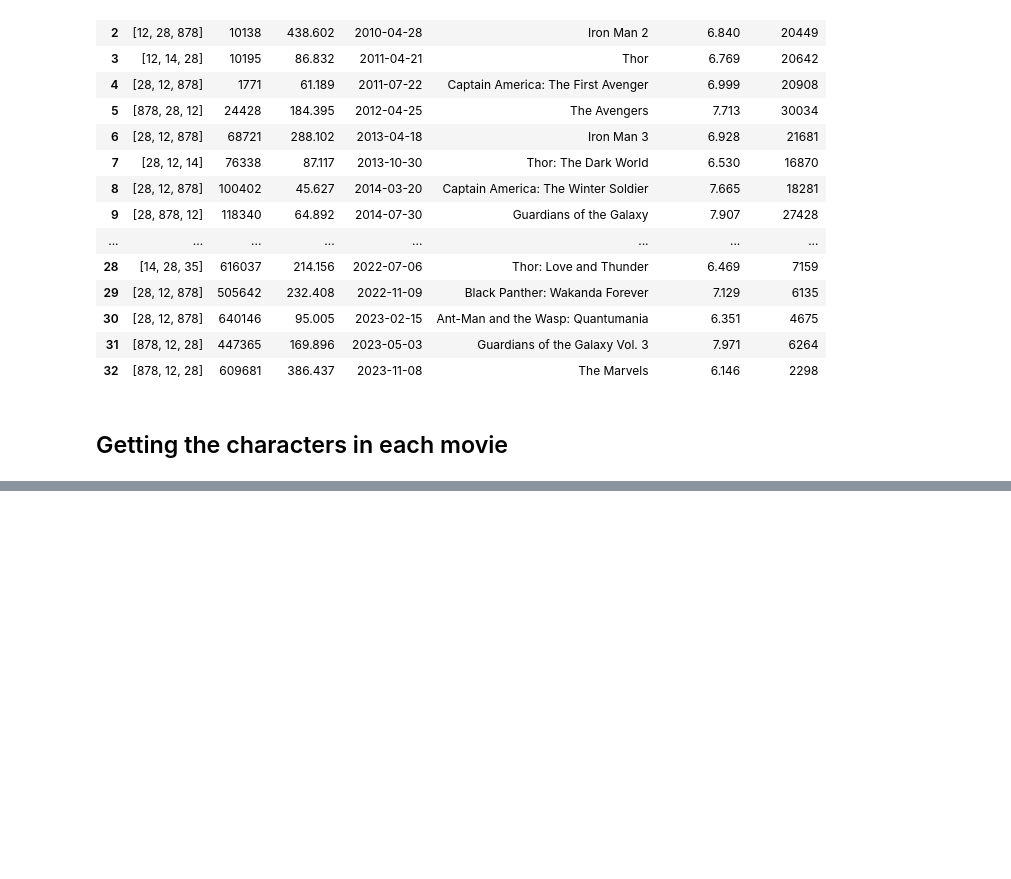
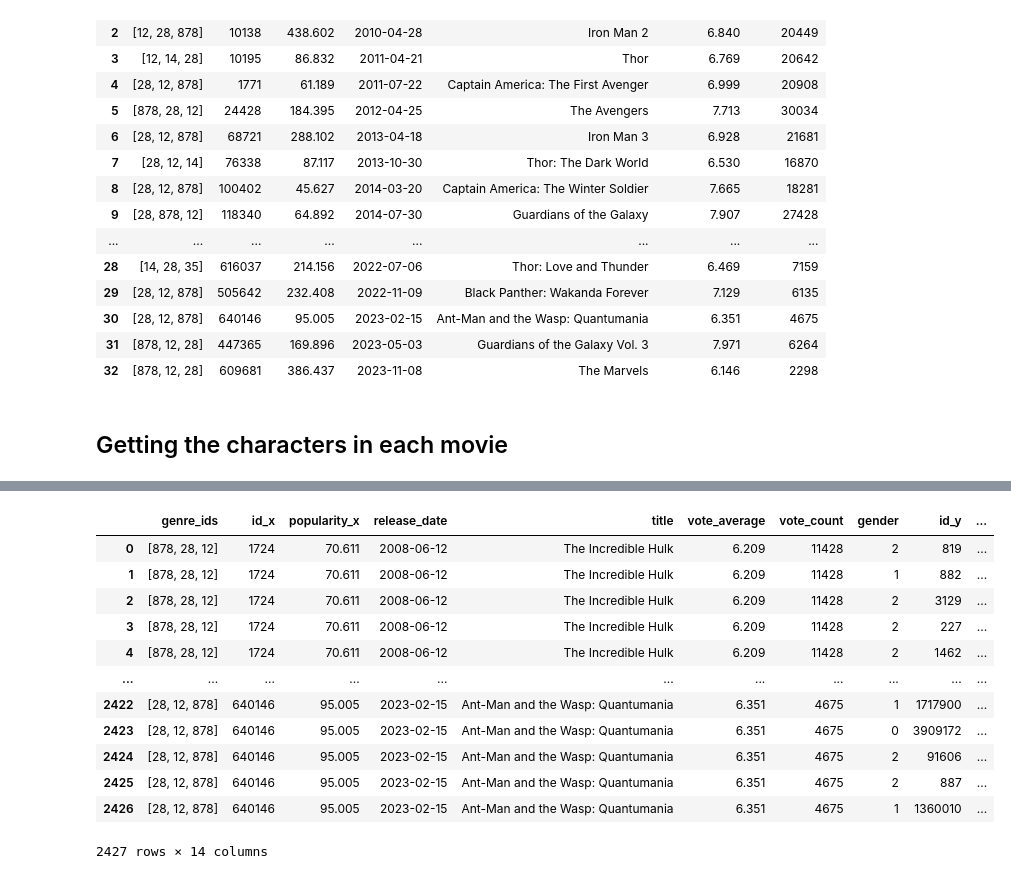
Before and after one commit to mlcuadra1/MBTI-movies-EDA, a Jupyter notebook: notebooks/Script 5 - char-movies-expansion.ipynb, the cells around one changed output, grey strips where cells are left out. Cells and saved outputs as stored; diff of their text form; code cells hidden in the pictures; blank space fills up the shorter version.

```diff
--- a/notebooks/Script 5 - char-movies-expansion.ipynb
+++ b/notebooks/Script 5 - char-movies-expansion.ipynb
@@ -325,0 +332,17 @@ mcu_cast_drop_df
+# %%
+mcu_cast_details_merged = mcu_details_df.merge(mcu_cast_drop_df, how='outer', left_on='id', right_on='movie_id')
+mcu_cast_details_merged
+# %% [output]
+|  | genre_ids | id_x | popularity_x | release_date | title | vote_average | vote_count | gender | id_y | ... |
+| 0 | [878, 28, 12] | 1724 | 70.611 | 2008-06-12 | The Incredible Hulk | 6.209 | 11428 | 2 | 819 | ... |
+| 1 | [878, 28, 12] | 1724 | 70.611 | 2008-06-12 | The Incredible Hulk | 6.209 | 11428 | 1 | 882 | ... |
+| 2 | [878, 28, 12] | 1724 | 70.611 | 2008-06-12 | The Incredible Hulk | 6.209 | 11428 | 2 | 3129 | ... |
+| 3 | [878, 28, 12] | 1724 | 70.611 | 2008-06-12 | The Incredible Hulk | 6.209 | 11428 | 2 | 227 | ... |
+| 4 | [878, 28, 12] | 1724 | 70.611 | 2008-06-12 | The Incredible Hulk | 6.209 | 11428 | 2 | 1462 | ... |
+| ... | ... | ... | ... | ... | ... | ... | ... | ... | ... | ... |
+| 2422 | [28, 12, 878] | 640146 | 95.005 | 2023-02-15 | Ant-Man and the Wasp: Quantumania | 6.351 | 4675 | 1 | 1717900 | ... |
+| 2423 | [28, 12, 878] | 640146 | 95.005 | 2023-02-15 | Ant-Man and the Wasp: Quantumania | 6.351 | 4675 | 0 | 3909172 | ... |
+| 2424 | [28, 12, 878] | 640146 | 95.005 | 2023-02-15 | Ant-Man and the Wasp: Quantumania | 6.351 | 4675 | 2 | 91606 | ... |
+| 2425 | [28, 12, 878] | 640146 | 95.005 | 2023-02-15 | Ant-Man and the Wasp: Quantumania | 6.351 | 4675 | 2 | 887 | ... |
+| 2426 | [28, 12, 878] | 640146 | 95.005 | 2023-02-15 | Ant-Man and the Wasp: Quantumania | 6.351 | 4675 | 1 | 1360010 | ... |
+2427 rows × 14 columns
```
Also changed, not shown: parts of 3 cells of this notebook.
